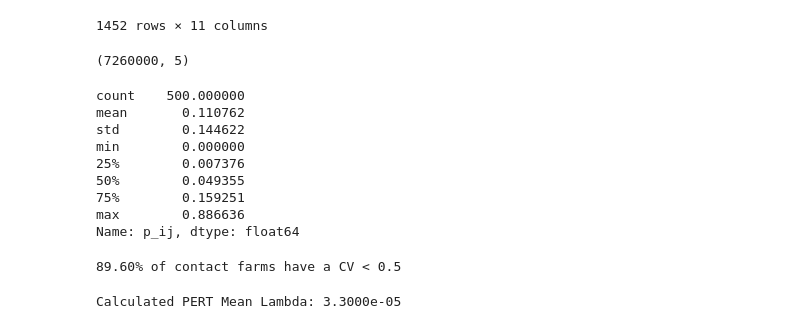
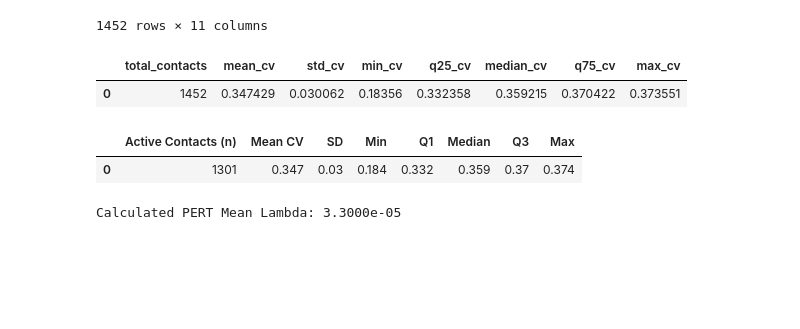
Before and after one commit to lfelipecl/btb-abt-trace, a Jupyter notebook: modeling.ipynb, the cells around one changed output. Cells and saved outputs as stored; diff of their text form; code cells hidden in the pictures; blank space fills up the shorter version.

Commit message:
some tables and graphs

```diff
--- a/modeling.ipynb
+++ b/modeling.ipynb
@@ -128,38 +132,56 @@ db.query("""
         CROSS JOIN pert_df AS l
 """).to_parquet('mc_result.parquet')
 # %%
-display(db.query("SELECT * FROM 'mc_result.parquet'").shape)
-db.query("SELECT * FROM 'mc_result.parquet' TABLESAMPLE(500)").df().p_ij.describe()
+# Coefficient of variation
+cv_summary = db.query("""
+    WITH per_contact_stats AS (
+        SELECT
+            (STDDEV(p_ij) / NULLIF(AVG(p_ij), 0)) as cv
+        FROM 'mc_result.parquet'
+        GROUP BY bovine_id, farm_id
+    )
+    SELECT
+        count(*) as total_contacts,
+        avg(cv) as mean_cv,
+        stddev(cv) as std_cv,
+        min(cv) as min_cv,
+        quantile_cont(cv, 0.25) as q25_cv,
+        quantile_cont(cv, 0.50) as median_cv,
+        quantile_cont(cv, 0.75) as q75_cv,
+        max(cv) as max_cv
+    FROM per_contact_stats
+""").df()
+
+display(cv_summary)
 # %% [output]
-(7260000, 5)
-count    500.000000
-mean       0.110762
-std        0.144622
-min        0.000000
-25%        0.007376
-50%        0.049355
-75%        0.159251
-max        0.886636
-Name: p_ij, dtype: float64
+|  | total_contacts | mean_cv | std_cv | min_cv | q25_cv | median_cv | q75_cv | max_cv |
+| 0 | 1452 | 0.347429 | 0.030062 | 0.18356 | 0.332358 | 0.359215 | 0.370422 | 0.373551 |
-# %%
-# Calculate the mean and std dev of P_ij per path across all 5k iterations
-df_cv = db.query( """
-SELECT
-    bovine_id,
-    farm_id,
-    AVG(p_ij) as mean_p,
-    STDDEV(p_ij) as std_p,
-    (STDDEV(p_ij) / NULLIF(AVG(p_ij), 0)) as cv_p
-FROM 'mc_result.parquet'
-GROUP BY bovine_id, farm_id
-"""
-).df()
-
-# Check what percentage of your population has a "tight" confidence interval
-stable_count = (df_cv['cv_p'] < 0.5).mean() * 100
-print(f"{stable_count:.2f}% of contact farms have a CV < 0.5")
-# %% [output]
-89.60% of contact farms have a CV < 0.5
+# %%
+# Table 2
+table_2_df = db.query("""
+    WITH per_contact_stats AS (
+        SELECT
+            (STDDEV(p_ij) / NULLIF(AVG(p_ij), 0)) as cv,
+            AVG(p_ij) as mean_p
+        FROM 'mc_result.parquet'
+        GROUP BY bovine_id, farm_id
+    )
+    SELECT
+        COUNT(cv) as "Active Contacts (n)",
+        round(avg(cv), 3) as "Mean CV",
+        round(stddev(cv), 3) as "SD",
+        round(min(cv), 3) as "Min",
+        round(quantile_cont(cv, 0.25), 3) as "Q1",
+        round(quantile_cont(cv, 0.50), 3) as "Median",
+        round(quantile_cont(cv, 0.75), 3) as "Q3",
+        round(max(cv), 3) as "Max"
+    FROM per_contact_stats
+""").df()
+
+display(table_1_df)
+# %% [output]
+|  | Active Contacts (n) | Mean CV | SD | Min | Q1 | Median | Q3 | Max |
+| 0 | 1301 | 0.347 | 0.03 | 0.184 | 0.332 | 0.359 | 0.37 | 0.374 |
 # %%
 # Final model result incorporating deterministic and simulation results
 
```
Also changed, not shown: parts of 4 cells of this notebook, 9 other files.
